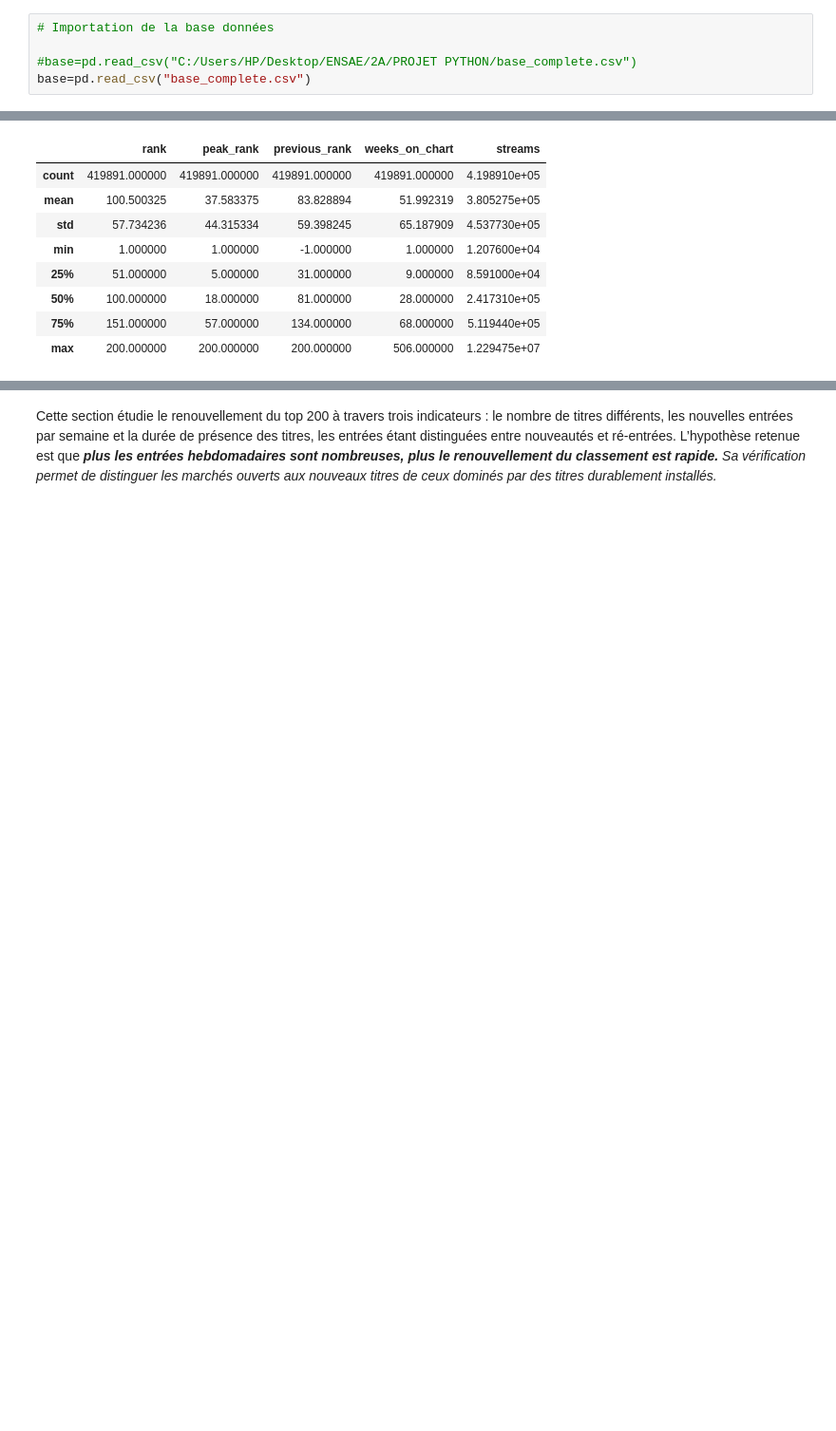
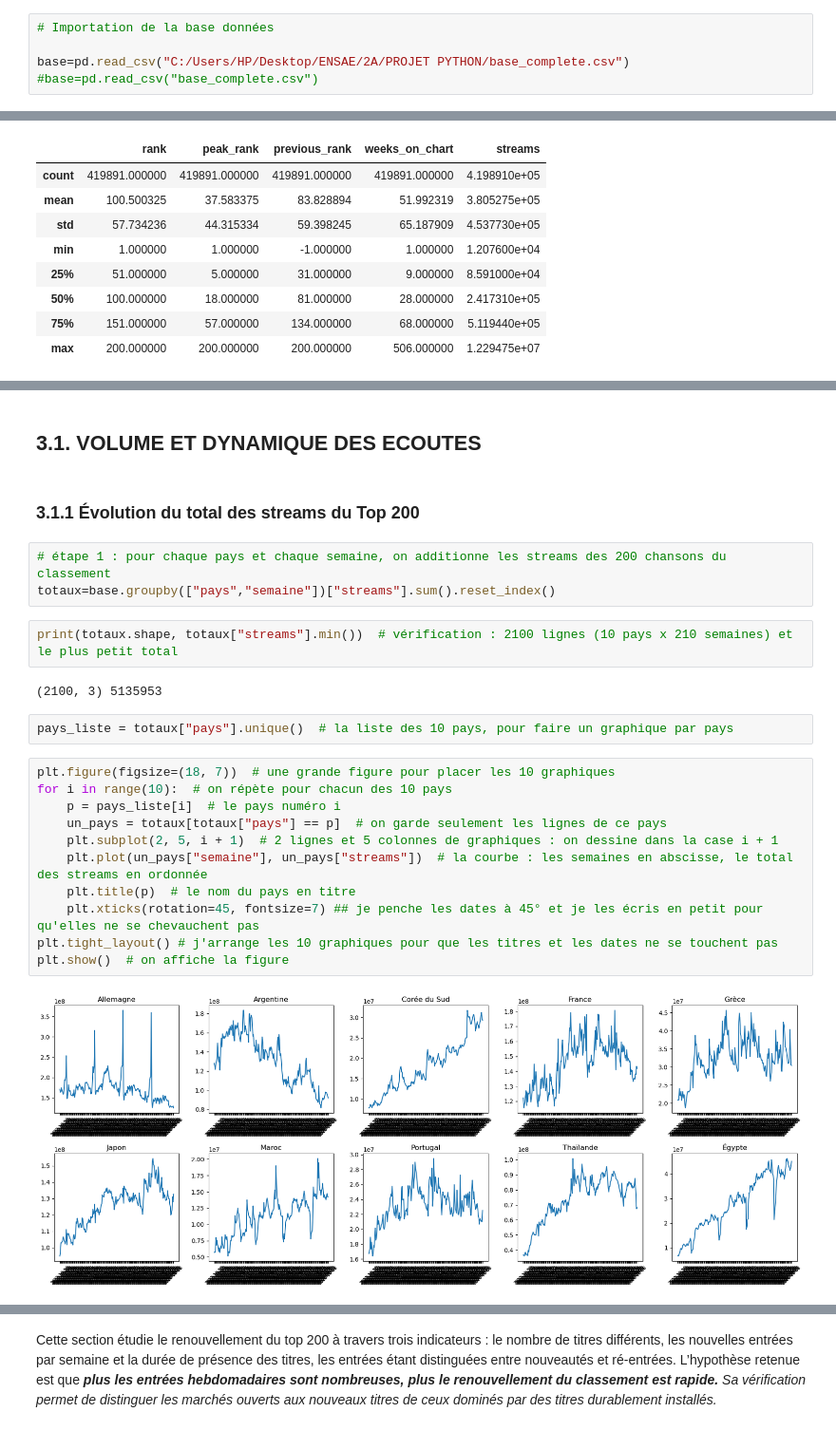
Before and after one commit to kt-henrimariel/Projet-Python-quota-musique-spotify, a Jupyter notebook: Partie Pierrette.ipynb, the cells around one changed output, grey strips where cells are left out. Shown at 95% size. Saved outputs shown, nothing was run; the diff lists cells and outputs as text; blank space fills up the shorter version.

```diff
--- a/Partie Pierrette.ipynb
+++ b/Partie Pierrette.ipynb
@@ -236,8 +166,8 @@ def sauver(figs, prefixe):
 # %%
 # Importation de la base données
 
-#base=pd.read_csv("C:/Users/HP/Desktop/ENSAE/2A/PROJET PYTHON/base_complete.csv")
-base=pd.read_csv("base_complete.csv")
+base=pd.read_csv("C:/Users/HP/Desktop/ENSAE/2A/PROJET PYTHON/base_complete.csv")
+#base=pd.read_csv("base_complete.csv")
 # %%
 """noms_pays = {
     "ar": "Argentine",
@@ -313,0 +279,26 @@ base["weeks_fenetre"] = (base["weeks_on_chart"]
+# %% [markdown]
+## 3.1. VOLUME ET DYNAMIQUE DES ECOUTES
+# %% [markdown]
+### 3.1.1 Évolution du total des streams du Top 200
+# %%
+# étape 1 : pour chaque pays et chaque semaine, on additionne les streams des 200 chansons du classement
+totaux=base.groupby(["pays","semaine"])["streams"].sum().reset_index()
+# %%
+print(totaux.shape, totaux["streams"].min())  # vérification : 2100 lignes (10 pays x 210 semaines) et le plus petit total
+# %% [output]
+(2100, 3) 5135953
+# %%
+pays_liste = totaux["pays"].unique()  # la liste des 10 pays, pour faire un graphique par pays
+# %%
+plt.figure(figsize=(18, 7))  # une grande figure pour placer les 10 graphiques
+for i in range(10):  # on répète pour chacun des 10 pays
+    p = pays_liste[i]  # le pays numéro i
+    un_pays = totaux[totaux["pays"] == p]  # on garde seulement les lignes de ce pays
+    plt.subplot(2, 5, i + 1)  # 2 lignes et 5 colonnes de graphiques : on dessine dans la case i + 1
+    plt.plot(un_pays["semaine"], un_pays["streams"])  # la courbe : les semaines en abscisse, le total des streams en ordonnée
+    plt.title(p)  # le nom du pays en titre
+    plt.xticks(rotation=45, fontsize=7) ## je penche les dates à 45° et je les écris en petit pour qu'elles ne se chevauchent pas
+plt.tight_layout() # j'arrange les 10 graphiques pour que les titres et les dates ne se touchent pas
+plt.show()  # on affiche la figure
+# %% [output]
+[figure, added]
```
Also changed, not shown: parts of 31 cells of this notebook.
